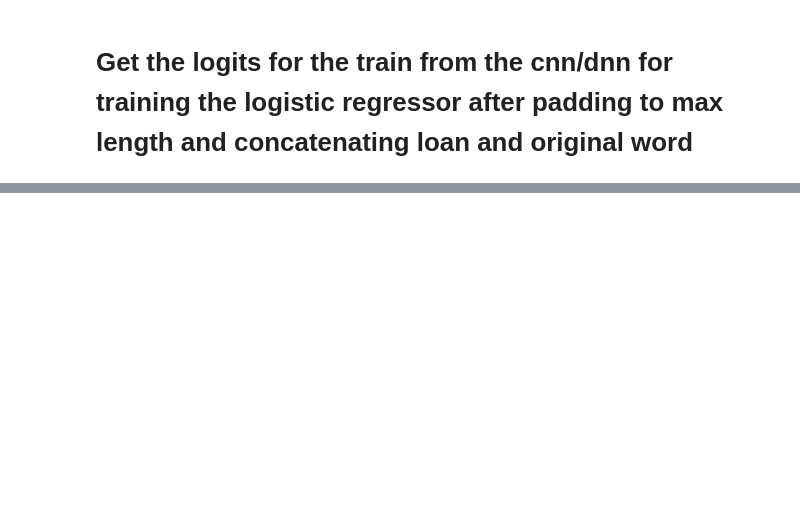
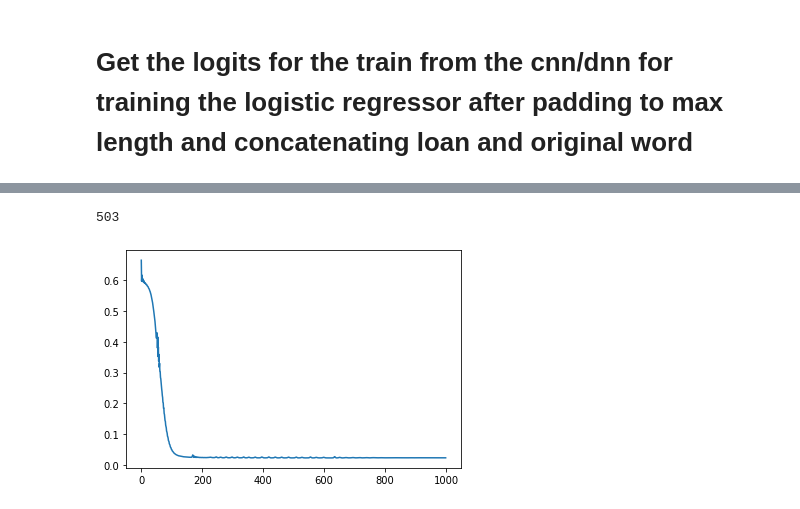
Before and after one commit to csu-signal/loan-word-detection, a Jupyter notebook: TorchClassifier_Panphon_features/XLM_MBERT_cosim_logistic_regressor.ipynb, the cells around one changed output, grey strips where cells are left out. Saved outputs shown, nothing was run; the diff lists cells and outputs as text; code cells hidden in the pictures; blank space fills up the shorter version.

```diff
--- a/TorchClassifier_Panphon_features/XLM_MBERT_cosim_logistic_regressor.ipynb
+++ b/TorchClassifier_Panphon_features/XLM_MBERT_cosim_logistic_regressor.ipynb
@@ -773,0 +852,6 @@ pred_probab
+# %%
+# X_train_CNN = F.pad(X_train,pad =(0, 1089-X_train.shape[1]), value=0)
+# Y_train_CNN = Y_train
+
+X_test_CNN = F.pad(X_test,pad =(0, 900-X_test.shape[1]), value=0)
+Y_test_CNN = Y_test
@@ -773,0 +998,28 @@ pred_probab
+# %%
+optimizer = optim.Adam(net.parameters(), lr=0.001)
+#loss_function = nn.MSELoss()
+loss_function = nn.BCELoss().to(device)
+# %%
+loss_cnn_test = []
+EPOCHS = 1000
+BATCH_SIZE = 120
+cnn_logits_lst_test = []
+
+for epoch in range(EPOCHS):
+    #for i in tqdm(range(0, len(X_train_CNN), BATCH_SIZE)):
+    batch_X = X_test_CNN.view(-1, 1, 30,30)
+    batch_y = Y_test_CNN
+
+
+    net.zero_grad()
+    outputs = net(batch_X.float())[0]
+    cnn_logits_test = net(batch_X.float())[1]
+    #cnn_logits_lst.extend(cnn_logits)
+    #print(outputs)
+    loss = loss_function(outputs,  batch_y.float().reshape((-1,1)))
+
+    loss.backward()
+    optimizer.step()
+    loss_cnn_test.append(loss)
+    if EPOCHS % 100 == 0:
+        print(f"Epoch: {epoch}. Loss: {loss}")
@@ -773,0 +1044,6 @@ pred_probab
+# %%
+plt.plot(loss_cnn_test)
+len(cnn_logits_test)
+# %% [output]
+503
+[figure, added]
```
Also changed, not shown: parts of 95 cells of this notebook.
